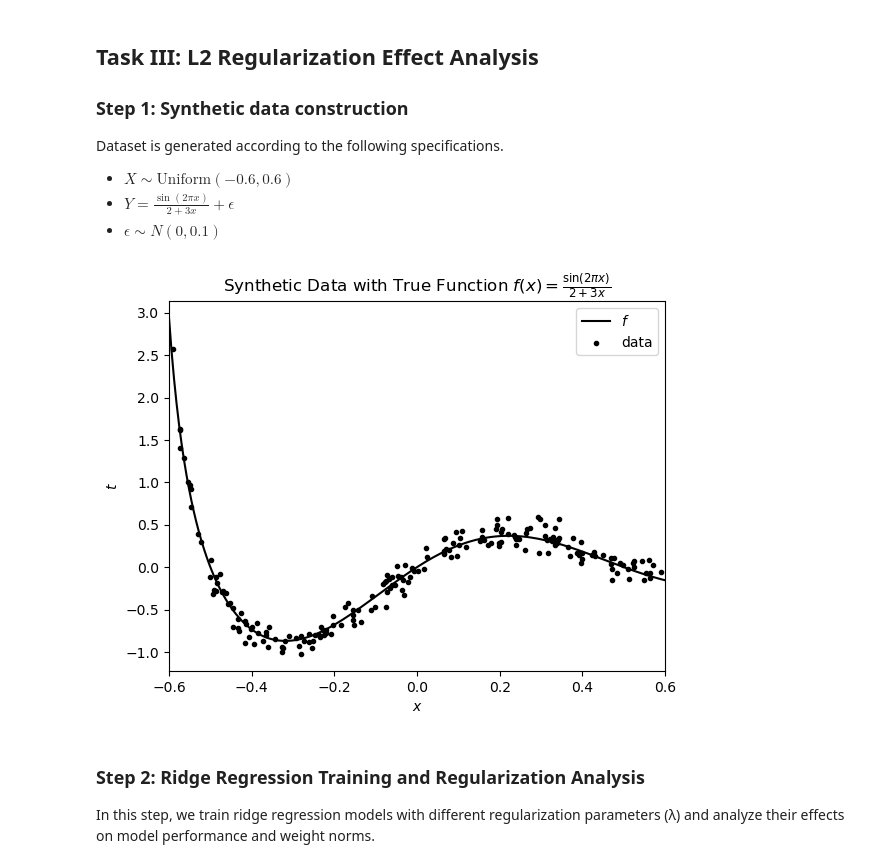
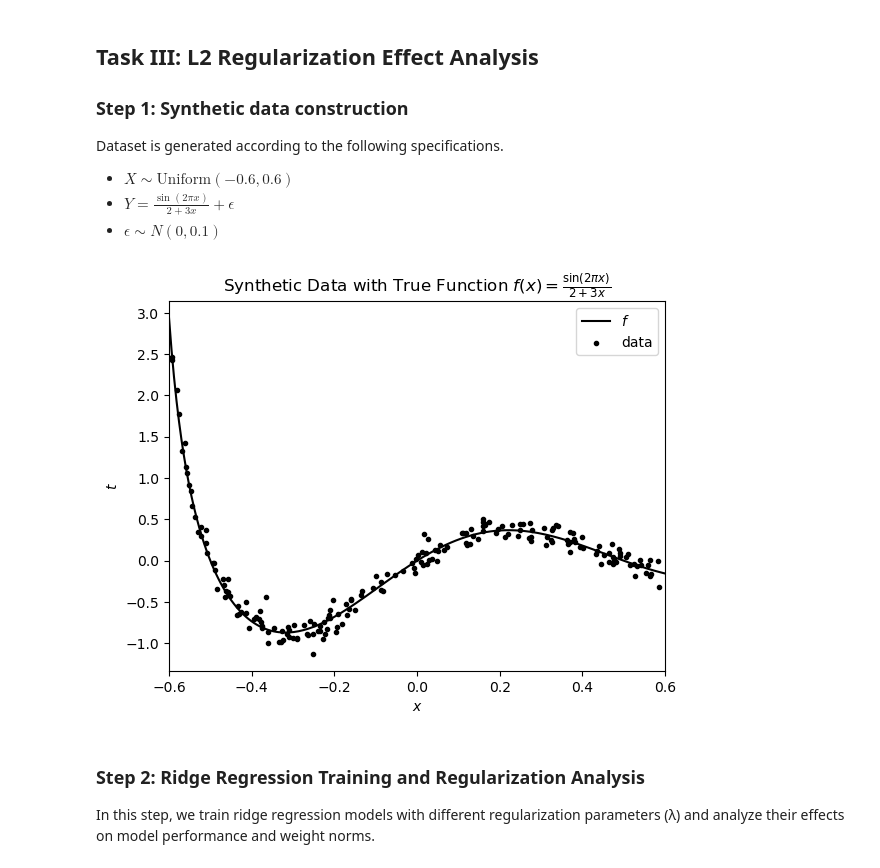
Before and after one commit to MinGGGoD/ML_ASS, a Jupyter notebook: 35224436 Yiming Zhang a1 sec2.ipynb, the cells around one changed output. Saved outputs shown, nothing was run; the diff lists cells and outputs as text; code cells hidden in the pictures.

```diff
--- a/35224436 Yiming Zhang a1 sec2.ipynb
+++ b/35224436 Yiming Zhang a1 sec2.ipynb
@@ -214,44 +146,65 @@ Dataset is generated according to the following specifications.
 # %%
 import numpy as np
 import matplotlib.pyplot as plt
 
+
+def sample_data(n, seed=None):
+    if seed is not None:
+        np.random.seed(seed)
+
+    X = np.random.uniform(-0.6, 0.6, size=n)
+    f = np.sin(2 * np.pi * X) / (2 + 3 * X)
+    eps = np.random.normal(0.0, 0.1, size=n)
+    y = f + eps
+    return X.reshape(-1, 1), y
+
+
 # true function
 def f(x):
     x = np.asarray(x)
-    return np.sin(2*np.pi*x)/(2+3*x)
+    return np.sin(2 * np.pi * x) / (2 + 3 * x)
+
 
 # generation function
 def make_additive_noise_data(n, f, a, b, noise=0.1, random_state=None):
     RNG = np.random.default_rng(random_state)
     x = RNG.uniform(a, b, size=(n, 1))
     y = f(x) + RNG.normal(0, noise, size=(n, 1))
     return x, y
 
+
 # Visualization function following Activity 2.3 style
 def plot_function(f, a, b, models=[], data=None, ax=None, ax_labels=True, legend=True):
     ax = plt.gca() if ax is None else ax
     xx = np.linspace(a, b, 200).reshape(-1, 1)
-    if len(models)==1:
-        ax.fill_between(xx.squeeze(), f(xx).squeeze(), models[0].predict(xx).squeeze(), alpha=0.3)
-        ax.plot(xx, models[0].predict(xx), label='$y$')
+    if len(models) == 1:
+        ax.fill_between(
+            xx.squeeze(), f(xx).squeeze(), models[0].predict(xx).squeeze(), alpha=0.3
+        )
+        ax.plot(xx, models[0].predict(xx), label="$y$")
     if len(models) > 1:
-        for model in models: ax.plot(xx, model.predict(xx), color='gray', alpha=0.5)
-    ax.plot(xx, f(xx), color='black', label='$f$')
+        for model in models:
+            ax.plot(xx, model.predict(xx), color="gray", alpha=0.5)
+    ax.plot(xx, f(xx), color="black", label="$f$")
     if data is not None:
         x, y = data
-        ax.scatter(x, y, marker='.', color='black', label='data')
+        ax.scatter(x, y, marker=".", color="black", label="data")
     if ax_labels:
-        ax.set_xlabel('$x$')
-        ax.set_ylabel('$t$')
-    if legend: ax.legend()
+        ax.set_xlabel("$x$")
+        ax.set_ylabel("$t$")
+    if legend:
+        ax.legend()
     ax.margins(x=0)
 
+
 # Visualize the data and true function
-plot_function(f, -0.6, 0.6, data=make_additive_noise_data(200, f, -0.6, 0.6, random_state=42))
-plt.title('Synthetic Data with True Function $f(x) = \\frac{\\sin(2\\pi x)}{2+3x}$')
+plot_function(
+    f, -0.6, 0.6, data=sample_data(200, seed=42)
+)
+plt.title("Synthetic Data with True Function $f(x) = \\frac{\\sin(2\\pi x)}{2+3x}$")
 plt.show()
 # %% [output]
-[figure, old version]
+[figure, new version]
 # %% [markdown]
 ### Step 2: Ridge Regression Training and Regularization Analysis
 In this step, we train ridge regression models with different regularization parameters (λ) and analyze their effects on model performance and weight norms.
```
Also changed, not shown: parts of 8 cells of this notebook, 1 other file.
